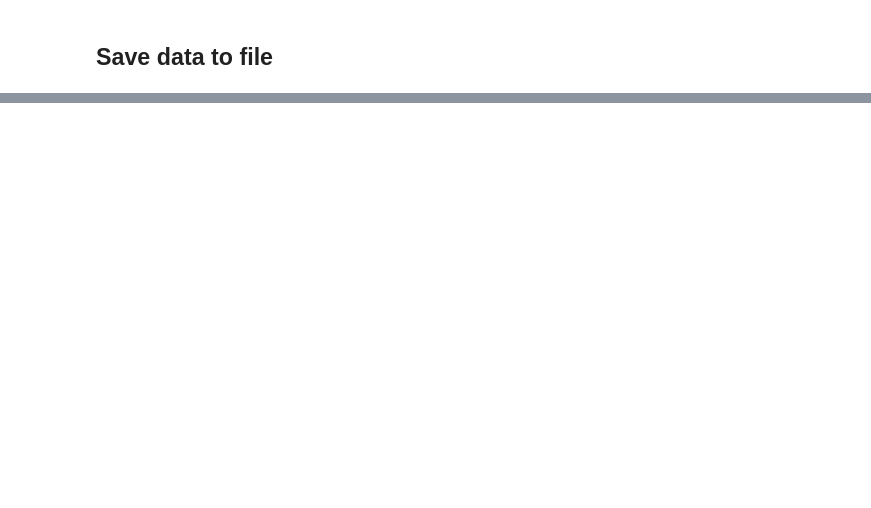
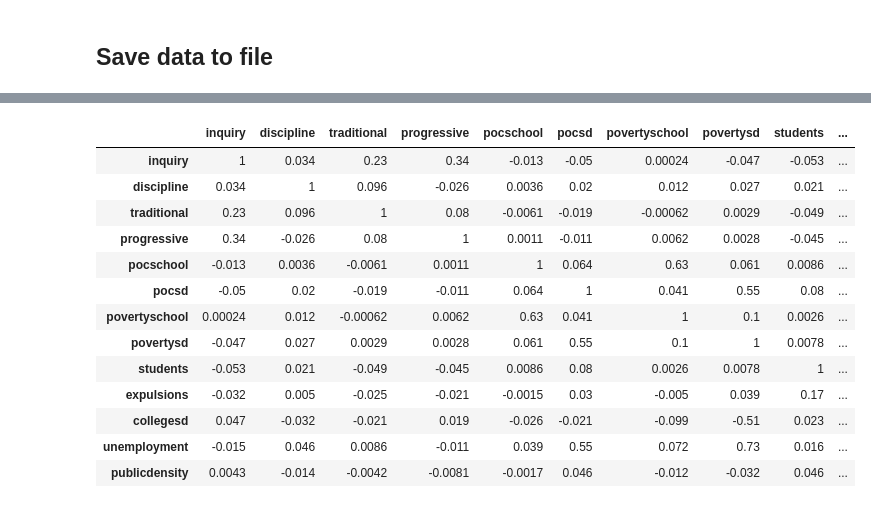
Before and after one commit to comp-strat/data_management, a Jupyter notebook: scripts/filter_datasets.ipynb, the cells around one changed output, grey strips where cells are left out. Saved outputs shown, nothing was run; the diff lists cells and outputs as text; code cells hidden in the pictures; blank space fills up the shorter version.

```diff
--- a/scripts/filter_datasets.ipynb
+++ b/scripts/filter_datasets.ipynb
@@ -245,4 +292,4 @@ GEO_LEAID
 # %%
 # Load and filter charter data set
-charterdf = load_filtered_df(charters_path, keepvars)
+charterdf = load_filtered_df(charters_path, keepvars+expul_cols)
 # %% [output]
@@ -294,0 +645,23 @@ charterdf.to_csv(stats_storepath, index=False)
+# %%
+corr = corrdf.corr(method='pearson')
+cmap = sns.diverging_palette(5, 250, as_cmap=True)
+corr = corr.style.background_gradient(cmap, axis=1)\
+    .set_properties(**{'max-width': '80px', 'font-size': '10pt'})\
+    .set_precision(2)
+
+corr
+# %% [output]
+|  | inquiry | discipline | traditional | progressive | pocschool | pocsd | povertyschool | povertysd | students | ... |
+| inquiry | 1 | 0.034 | 0.23 | 0.34 | -0.013 | -0.05 | 0.00024 | -0.047 | -0.053 | ... |
+| discipline | 0.034 | 1 | 0.096 | -0.026 | 0.0036 | 0.02 | 0.012 | 0.027 | 0.021 | ... |
+| traditional | 0.23 | 0.096 | 1 | 0.08 | -0.0061 | -0.019 | -0.00062 | 0.0029 | -0.049 | ... |
+| progressive | 0.34 | -0.026 | 0.08 | 1 | 0.0011 | -0.011 | 0.0062 | 0.0028 | -0.045 | ... |
+| pocschool | -0.013 | 0.0036 | -0.0061 | 0.0011 | 1 | 0.064 | 0.63 | 0.061 | 0.0086 | ... |
+| pocsd | -0.05 | 0.02 | -0.019 | -0.011 | 0.064 | 1 | 0.041 | 0.55 | 0.08 | ... |
+| povertyschool | 0.00024 | 0.012 | -0.00062 | 0.0062 | 0.63 | 0.041 | 1 | 0.1 | 0.0026 | ... |
+| povertysd | -0.047 | 0.027 | 0.0029 | 0.0028 | 0.061 | 0.55 | 0.1 | 1 | 0.0078 | ... |
+| students | -0.053 | 0.021 | -0.049 | -0.045 | 0.0086 | 0.08 | 0.0026 | 0.0078 | 1 | ... |
+| expulsions | -0.032 | 0.005 | -0.025 | -0.021 | -0.0015 | 0.03 | -0.005 | 0.039 | 0.17 | ... |
+| collegesd | 0.047 | -0.032 | -0.021 | 0.019 | -0.026 | -0.021 | -0.099 | -0.51 | 0.023 | ... |
+| unemployment | -0.015 | 0.046 | 0.0086 | -0.011 | 0.039 | 0.55 | 0.072 | 0.73 | 0.016 | ... |
+| publicdensity | 0.0043 | -0.014 | -0.0042 | -0.0081 | -0.0017 | 0.046 | -0.012 | -0.032 | 0.046 | ... |
```
Also changed, not shown: parts of 35 cells of this notebook, 4 other files.
